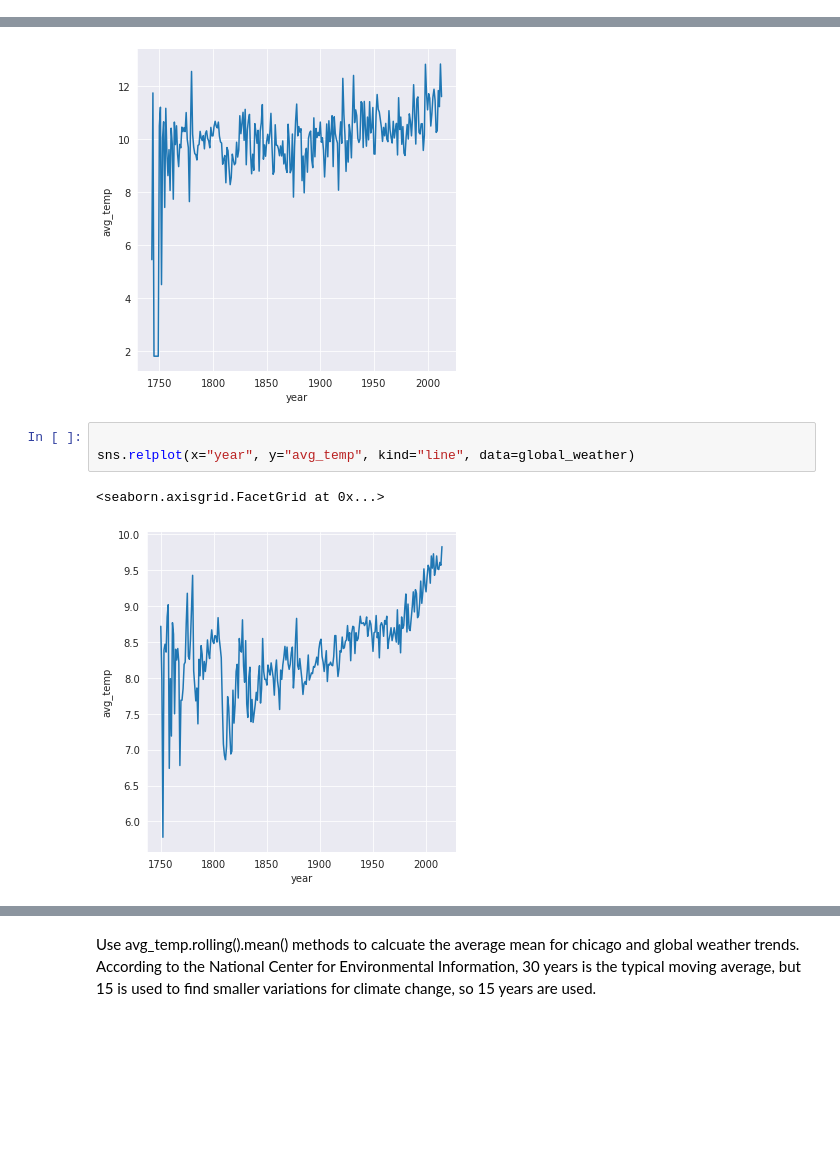
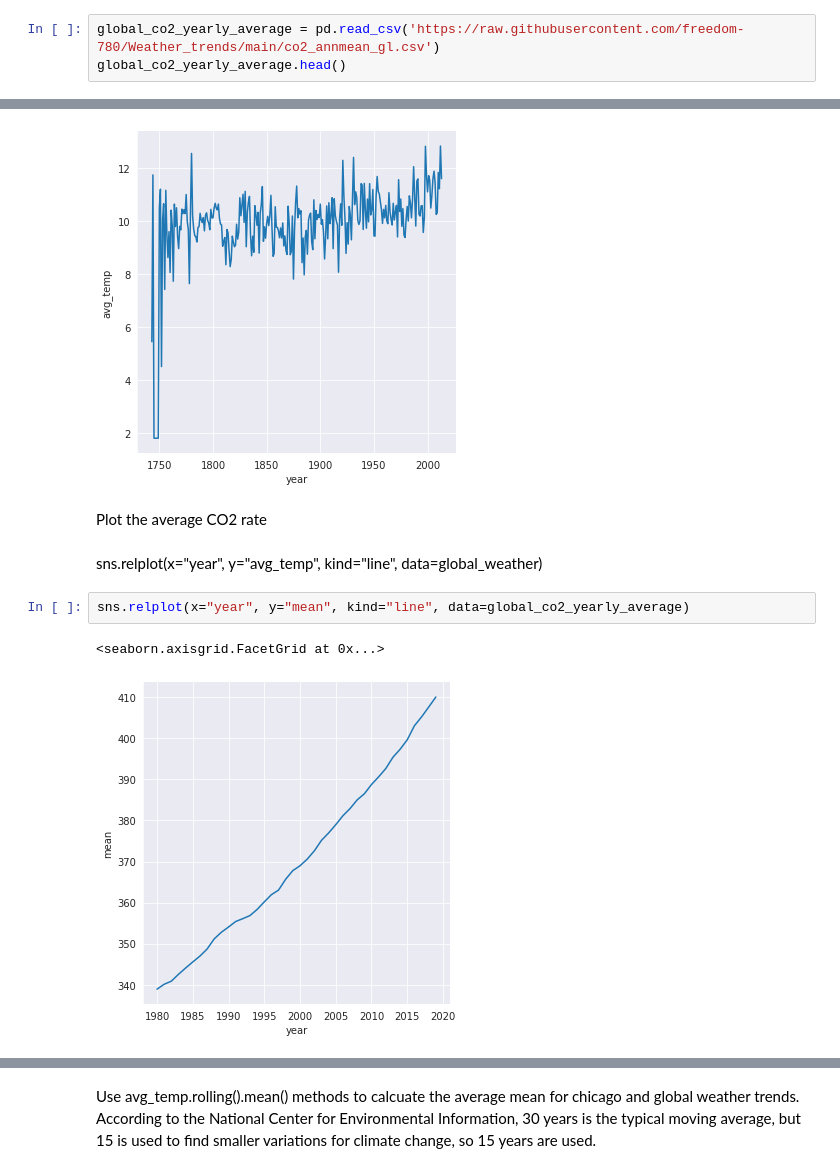
Before and after one commit to freedom-780/Weather_trends, a Jupyter notebook: Weather_project.ipynb, the cells around one changed output, grey strips where cells are left out. Saved outputs shown, nothing was run; the diff lists cells and outputs as text; blank space fills up the shorter version.

```diff
--- a/Weather_project.ipynb
+++ b/Weather_project.ipynb
@@ -50,0 +57,3 @@ global_weather.head()
+# %%
+global_co2_yearly_average = pd.read_csv('https://raw.githubusercontent.com/freedom-780/Weather_trends/main/co2_annmean_gl.csv')
+global_co2_yearly_average.head()
@@ -87,9 +113,13 @@ sns.relplot(x="year", y="avg_temp", kind="line", data=chicago_weather_fill)
 # %% [output]
 <seaborn.axisgrid.FacetGrid at 0x...>
 [figure]
+# %% [markdown]
+Plot the average CO2 rate
+# %% [markdown]
+
+sns.relplot(x="year", y="avg_temp", kind="line", data=global_weather)
 # %%
-
-sns.relplot(x="year", y="avg_temp", kind="line", data=global_weather)
+sns.relplot(x="year", y="mean", kind="line", data=global_co2_yearly_average)
 # %% [output]
 <seaborn.axisgrid.FacetGrid at 0x...>
-[figure, old version]
+[figure, new version]
```
Also changed, not shown: parts of 13 cells of this notebook.
